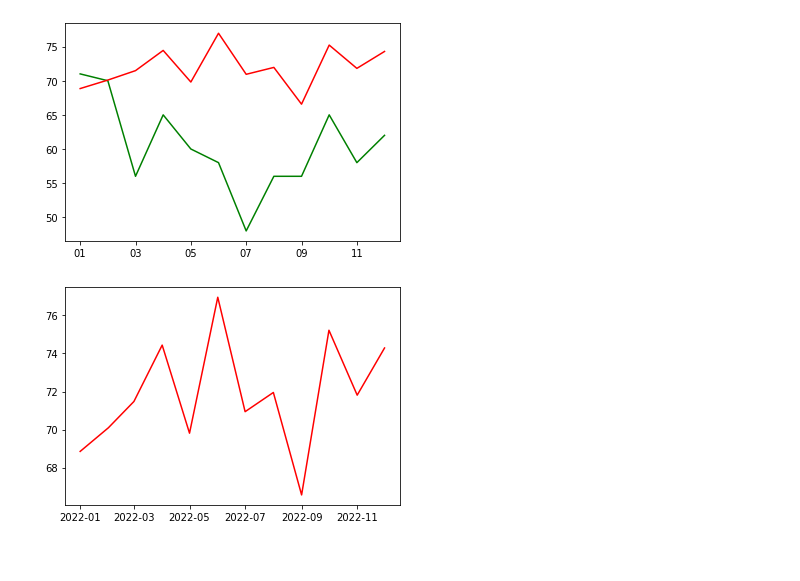
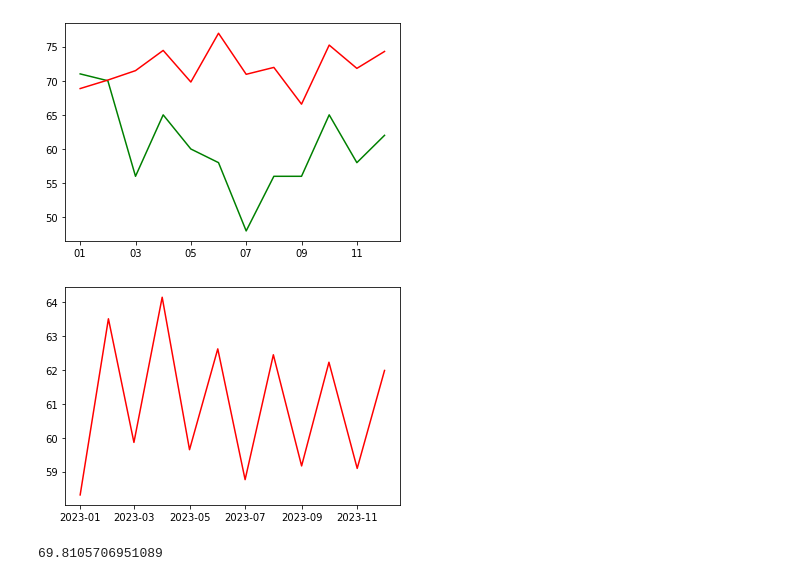
Before and after one commit to KoushikVagheesan/iamneo, a Jupyter notebook: AQI_Adilabad.ipynb, the cells around one changed output. Drawn from its saved outputs; the diff is of its cells as text; code cells hidden in the pictures.

```diff
--- a/AQI_Adilabad.ipynb
+++ b/AQI_Adilabad.ipynb
@@ -73,6 +68,6 @@ arima1 = sm.tsa.statespace.SARIMAX(df,order=(20,1,10),freq='MS',seasonal_order=(
 # %%
 pred1 = arima.predict('2022-12-01','2023-12-01')[1:]
-plt.plot(pred.index,pred.values,color='r')
+plt.plot(pred1.index,pred1.values,color='r')
 plt.show()
 # %% [output]
-[figure, old version]
+[figure, new version]
@@ -78,0 +76,4 @@ plt.show()
+# %%
+pred1.values[4]
+# %% [output]
+69.8105706951089
```
Also changed, not shown: parts of 3 cells of this notebook, 5 other files.
